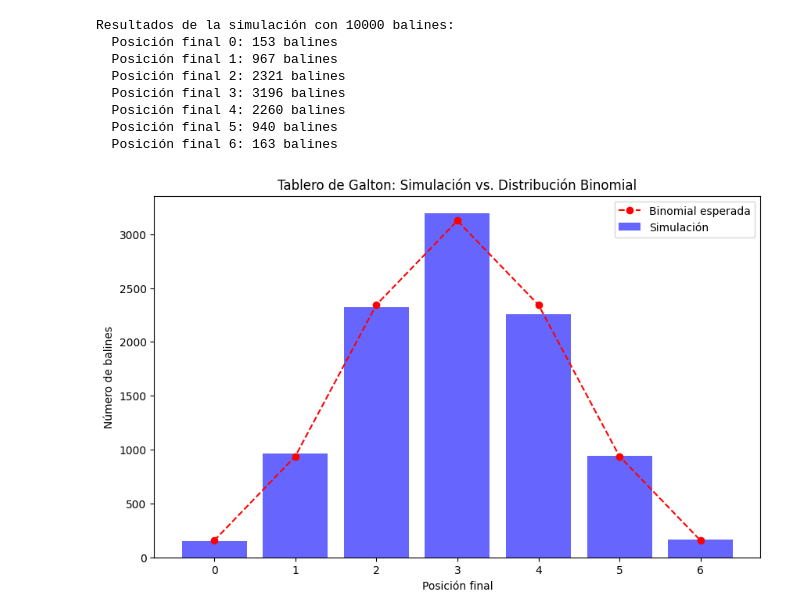
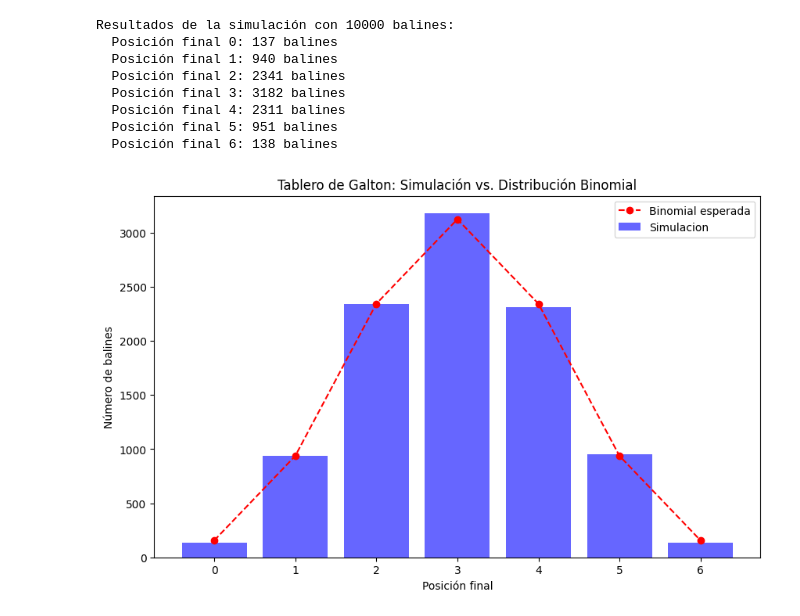
Before and after one commit to ThanosDrossos/ExploratorioDatos, a Jupyter notebook: Galton.ipynb, the cells around one changed output. Drawn from its saved outputs; the diff is of its cells as text; code cells hidden in the pictures.

```diff
--- a/Galton.ipynb
+++ b/Galton.ipynb
@@ -52,39 +82,39 @@ def binomial_expected_distribution(R, p_right, num_levels):
 
 # Parámetros
 R = 10000         # Número de balines
 p_right = 0.5     # Probabilidad de ir a la derecha
 num_levels = 6    # Número de niveles en el tablero (=21 obstaculos)
 
 # Simulación
 results = galton_board_simulation(R, p_right, num_levels)
 
 # Distribución binomial teórica
 expected_counts = binomial_expected_distribution(R, p_right, num_levels)
 
 # Imprimir resultados de la simulación
 print(f"Resultados de la simulación con {R} balines:")
 for pos, count in enumerate(results):
     print(f"  Posición final {pos}: {count} balines")
 
 # Graficar
 plt.figure(figsize=(10, 6))
 # Barras con la distribución de la simulación
-plt.bar(range(num_levels + 1), results, color='blue', alpha=0.6, label='Simulación')
+plt.bar(range(num_levels + 1), results, color='blue', alpha=0.6, label='Simulacion')
 # Línea con la distribución binomial esperada
 plt.plot(range(num_levels + 1), expected_counts, 'o--r', label='Binomial esperada')
 
 plt.title("Tablero de Galton: Simulación vs. Distribución Binomial")
 plt.xlabel("Posición final")
 plt.ylabel("Número de balines")
 plt.legend()
 plt.show()
 # %% [output]
 Resultados de la simulación con 10000 balines:
-  Posición final 0: 153 balines
-  Posición final 1: 967 balines
-  Posición final 2: 2321 balines
-  Posición final 3: 3196 balines
-  Posición final 4: 2260 balines
-  Posición final 5: 940 balines
-  Posición final 6: 163 balines
+  Posición final 0: 137 balines
+  Posición final 1: 940 balines
+  Posición final 2: 2341 balines
+  Posición final 3: 3182 balines
+  Posición final 4: 2311 balines
+  Posición final 5: 951 balines
+  Posición final 6: 138 balines
-[figure, old version]
+[figure, new version]
```
Also changed, not shown: parts of 1 cell of this notebook.
